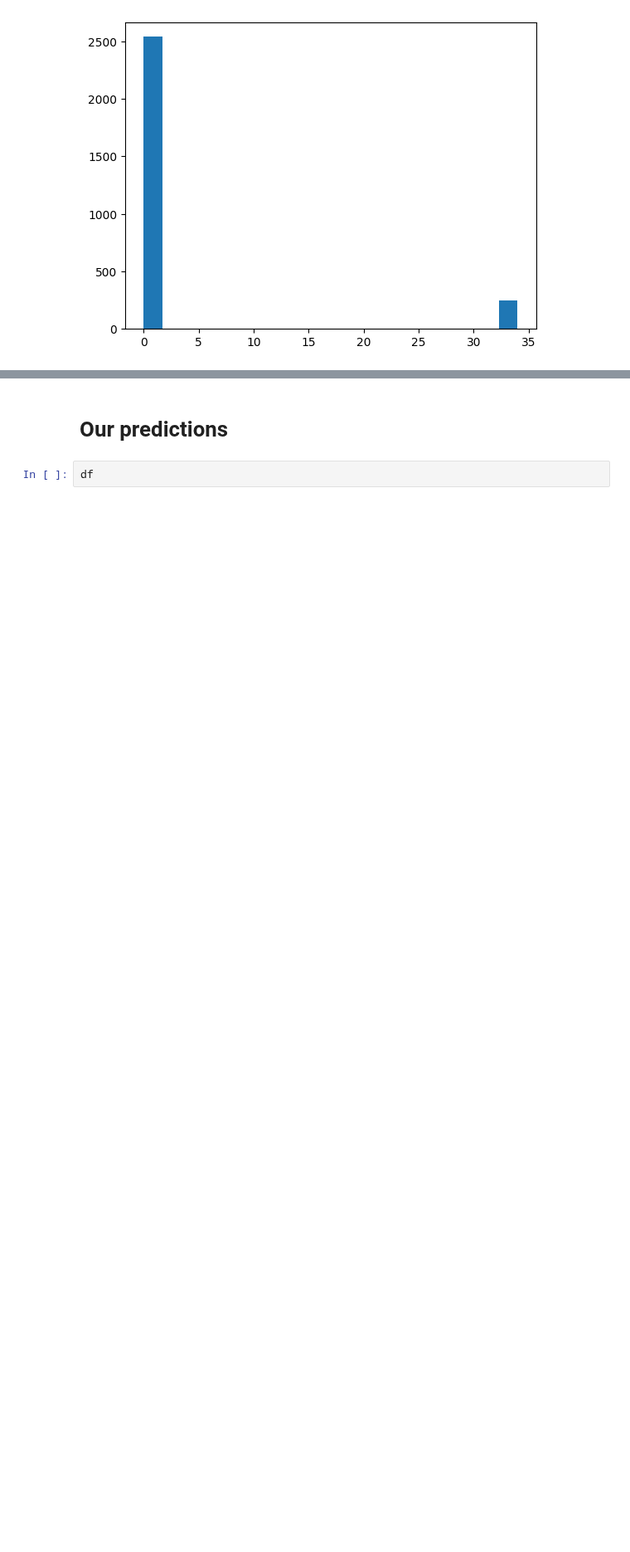
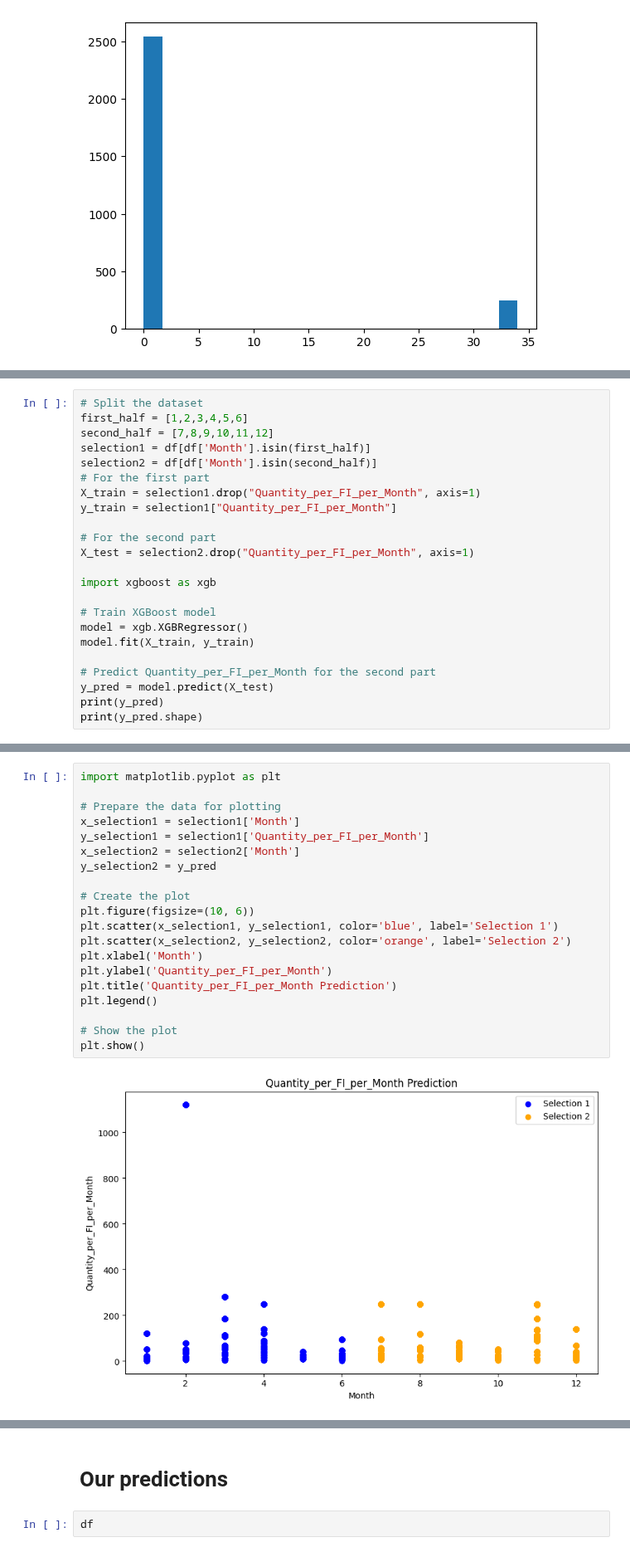
Before and after one commit to Nlasry1996/Nautica-Home, a Jupyter notebook: FamilyItemPred.ipynb, the cells around one changed output, grey strips where cells are left out. Shown at 83% size. Saved outputs shown, nothing was run; the diff lists cells and outputs as text; blank space fills up the shorter version.

```diff
--- a/FamilyItemPred.ipynb
+++ b/FamilyItemPred.ipynb
@@ -604,0 +607,23 @@ plt.hist(err_hist , bins=20)
+# %%
+# Split the dataset
+first_half = [1,2,3,4,5,6]
+second_half = [7,8,9,10,11,12]
+selection1 = df[df['Month'].isin(first_half)]
+selection2 = df[df['Month'].isin(second_half)]
+# For the first part
+X_train = selection1.drop("Quantity_per_FI_per_Month", axis=1)
+y_train = selection1["Quantity_per_FI_per_Month"]
+
+# For the second part
+X_test = selection2.drop("Quantity_per_FI_per_Month", axis=1)
+
+import xgboost as xgb
+
+# Train XGBoost model
+model = xgb.XGBRegressor()
+model.fit(X_train, y_train)
+
+# Predict Quantity_per_FI_per_Month for the second part
+y_pred = model.predict(X_test)
+print(y_pred)
+print(y_pred.shape)
@@ -604,0 +633,22 @@ plt.hist(err_hist , bins=20)
+# %%
+import matplotlib.pyplot as plt
+
+# Prepare the data for plotting
+x_selection1 = selection1['Month']
+y_selection1 = selection1['Quantity_per_FI_per_Month']
+x_selection2 = selection2['Month']
+y_selection2 = y_pred
+
+# Create the plot
+plt.figure(figsize=(10, 6))
+plt.scatter(x_selection1, y_selection1, color='blue', label='Selection 1')
+plt.scatter(x_selection2, y_selection2, color='orange', label='Selection 2')
+plt.xlabel('Month')
+plt.ylabel('Quantity_per_FI_per_Month')
+plt.title('Quantity_per_FI_per_Month Prediction')
+plt.legend()
+
+# Show the plot
+plt.show()
+# %% [output]
+[figure, added]
```
Also changed, not shown: parts of 8 cells of this notebook.
